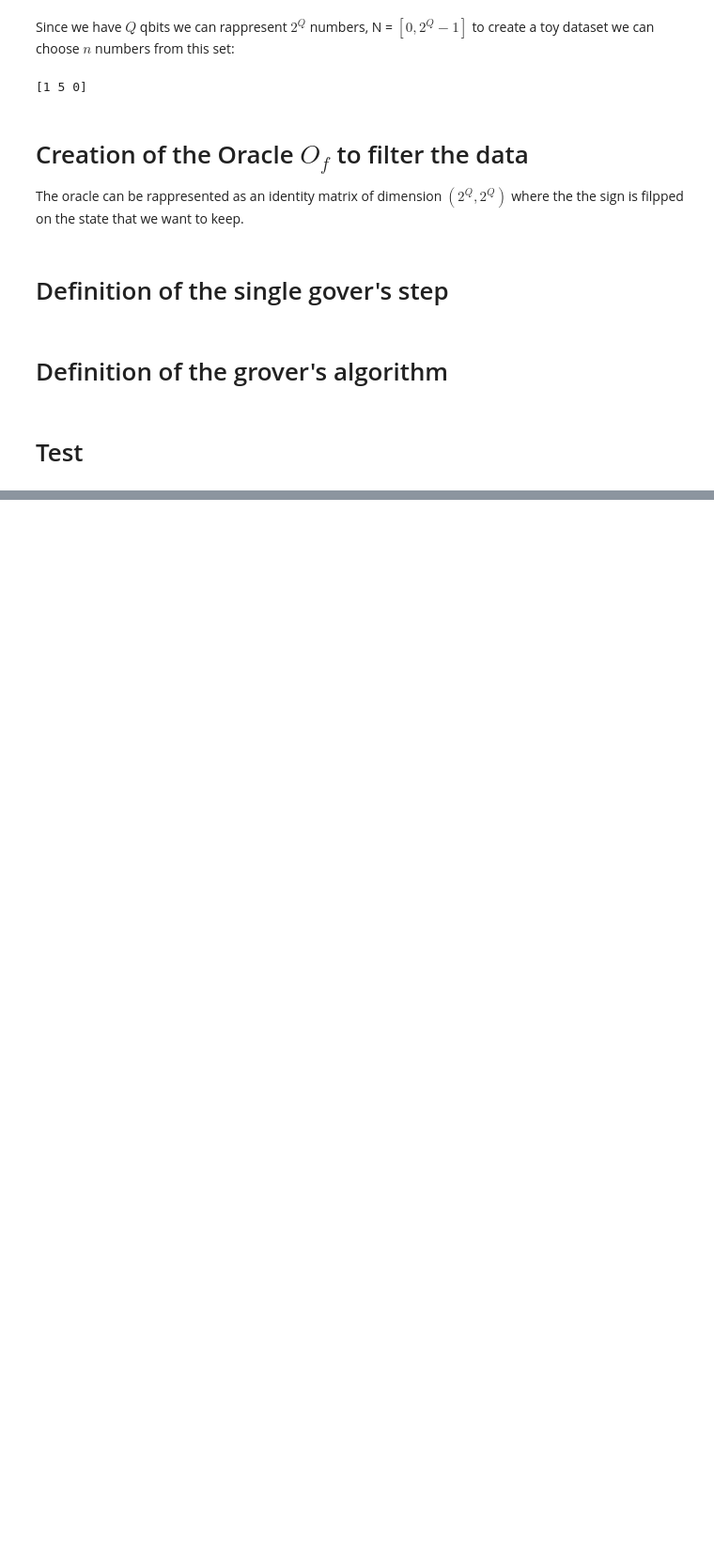
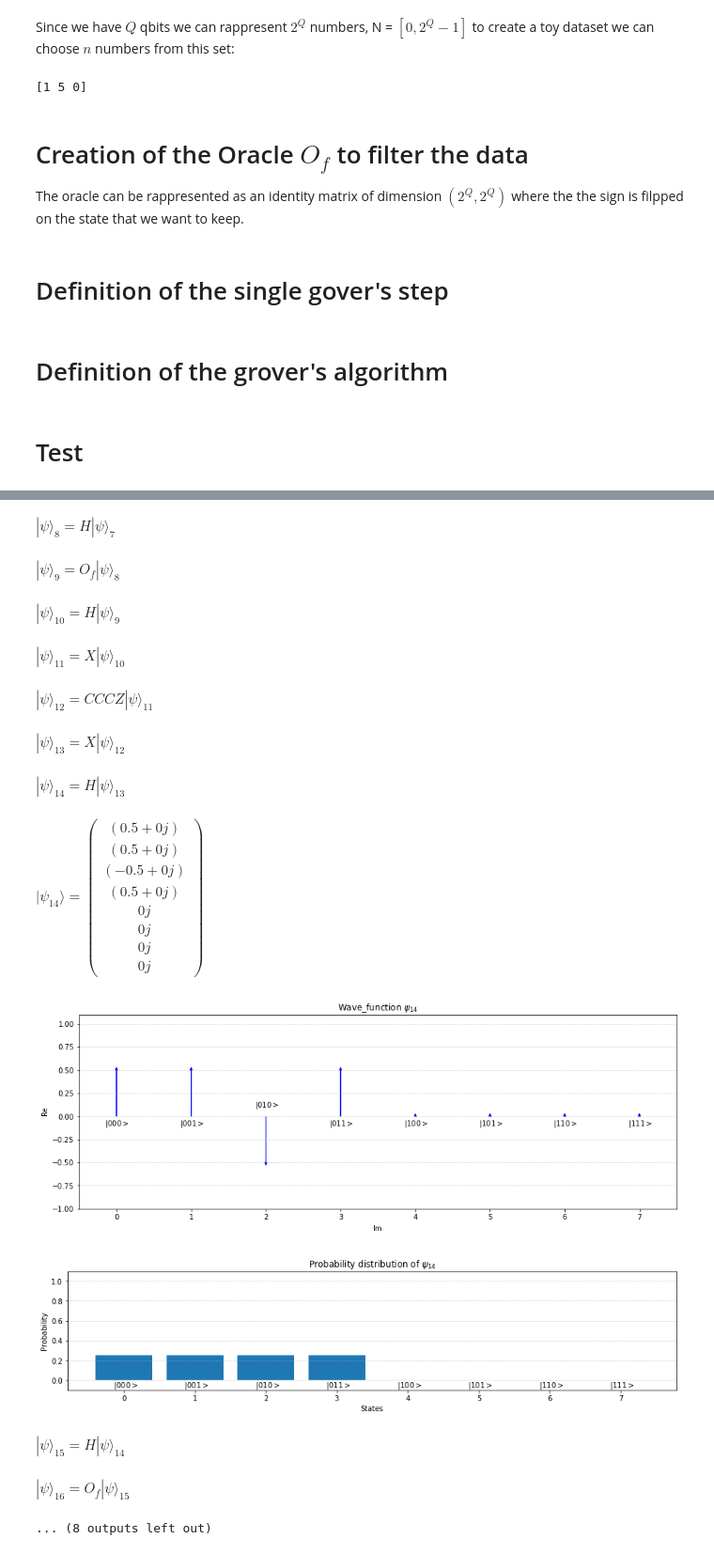
Before and after one commit to zommiommy/quantum_research, a Jupyter notebook: Minimum_Spanning_Tree/Goover's algorithm to find the minimum.ipynb, the cells around one changed output, grey strips where cells are left out. Shown at 94% size. Cells and saved outputs as stored; diff of their text form; code cells hidden in the pictures; blank space fills up the shorter version.

```diff
--- a/Minimum_Spanning_Tree/Goover's algorithm to find the minimum.ipynb
+++ b/Minimum_Spanning_Tree/Goover's algorithm to find the minimum.ipynb
@@ -87,0 +83,7 @@ $\displaystyle |\psi\rangle_{t+1} = H |\psi\rangle_t$
+# %%
+oracle = np.matrix(np.eye(q.n_of_states))
+j = np.argmax(np.square(q.wave_function))
+for v in dataset:
+    if v <= j:
+        oracle[v,v] = -1
+q.print_matrix(oracle)
@@ -87,0 +92,16 @@ $\displaystyle |\psi\rangle_{t+1} = H |\psi\rangle_t$
+# %%
+grovers_algorithm(oracle, 1)
+# %% [output]
+$\displaystyle |\psi\rangle_{8} = H |\psi\rangle_{7}$
+$\displaystyle |\psi\rangle_{9} = O_f |\psi\rangle_{8}$
+$\displaystyle |\psi\rangle_{10} = H |\psi\rangle_{9}$
+$\displaystyle |\psi\rangle_{11} = X |\psi\rangle_{10}$
+$\displaystyle |\psi\rangle_{12} = CCCZ |\psi\rangle_{11}$
+$\displaystyle |\psi\rangle_{13} = X |\psi\rangle_{12}$
+$\displaystyle |\psi\rangle_{14} = H |\psi\rangle_{13}$
+$\displaystyle |\psi_{14}\rangle = \begin{pmatrix}(0.5+0j) \\(0.5+0j) \\(-0.5+0j) \\(0.5+0j) \\0j \\0j \\0j \\0j \end{pmatrix}$
+[figure, added]
+[figure, added]
+$\displaystyle |\psi\rangle_{15} = H |\psi\rangle_{14}$
+$\displaystyle |\psi\rangle_{16} = O_f |\psi\rangle_{15}$
+... (8 outputs left out)
```
Also changed, not shown: parts of 8 cells of this notebook, 2 other files.
